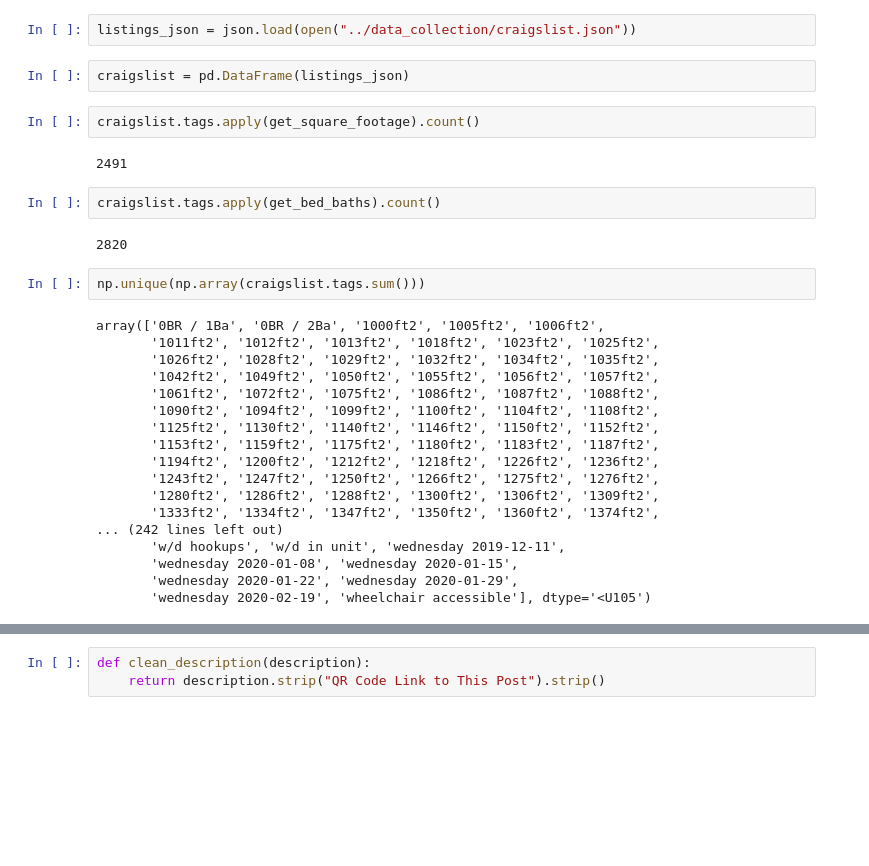
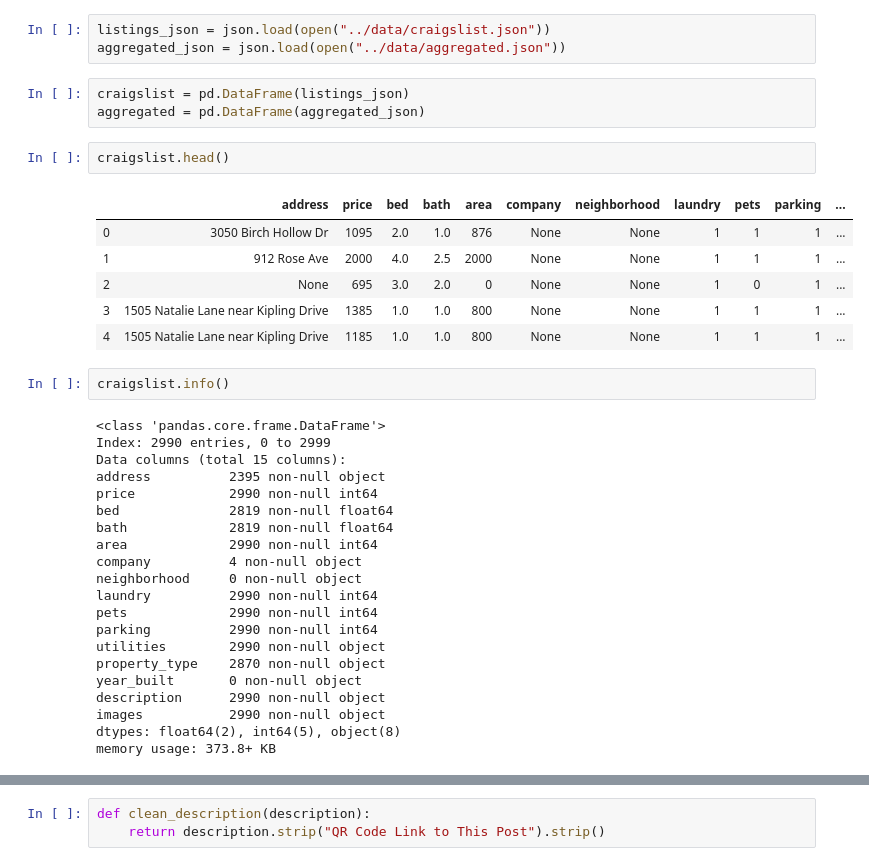
Before and after one commit to lilyzhai/housing-survey, a Jupyter notebook: notebooks/craigslist_info.ipynb, the cells around one changed output, grey strips where cells are left out. Saved outputs shown, nothing was run; the diff lists cells and outputs as text; blank space fills up the shorter version.

```diff
--- a/notebooks/craigslist_info.ipynb
+++ b/notebooks/craigslist_info.ipynb
@@ -7,32 +11,38 @@ import numpy as np
 # %%
-listings_json = json.load(open("../data_collection/craigslist.json"))
+listings_json = json.load(open("../data/craigslist.json"))
+aggregated_json = json.load(open("../data/aggregated.json"))
 # %%
 craigslist = pd.DataFrame(listings_json)
+aggregated = pd.DataFrame(aggregated_json)
-# %%
-craigslist.tags.apply(get_square_footage).count()
-# %% [output]
-2491
-# %%
-craigslist.tags.apply(get_bed_baths).count()
-# %% [output]
-2820
-# %%
-np.unique(np.array(craigslist.tags.sum()))
-# %% [output]
-array(['0BR / 1Ba', '0BR / 2Ba', '1000ft2', '1005ft2', '1006ft2',
-       '1011ft2', '1012ft2', '1013ft2', '1018ft2', '1023ft2', '1025ft2',
-       '1026ft2', '1028ft2', '1029ft2', '1032ft2', '1034ft2', '1035ft2',
-       '1042ft2', '1049ft2', '1050ft2', '1055ft2', '1056ft2', '1057ft2',
-       '1061ft2', '1072ft2', '1075ft2', '1086ft2', '1087ft2', '1088ft2',
-       '1090ft2', '1094ft2', '1099ft2', '1100ft2', '1104ft2', '1108ft2',
-       '1125ft2', '1130ft2', '1140ft2', '1146ft2', '1150ft2', '1152ft2',
-       '1153ft2', '1159ft2', '1175ft2', '1180ft2', '1183ft2', '1187ft2',
-       '1194ft2', '1200ft2', '1212ft2', '1218ft2', '1226ft2', '1236ft2',
-       '1243ft2', '1247ft2', '1250ft2', '1266ft2', '1275ft2', '1276ft2',
-       '1280ft2', '1286ft2', '1288ft2', '1300ft2', '1306ft2', '1309ft2',
-       '1333ft2', '1334ft2', '1347ft2', '1350ft2', '1360ft2', '1374ft2',
-... (242 lines left out)
-       'w/d hookups', 'w/d in unit', 'wednesday 2019-12-11',
-       'wednesday 2020-01-08', 'wednesday 2020-01-15',
-       'wednesday 2020-01-22', 'wednesday 2020-01-29',
-       'wednesday 2020-02-19', 'wheelchair accessible'], dtype='<U105')
+# %%
+craigslist.head()
+# %% [output]
+|  | address | price | bed | bath | area | company | neighborhood | laundry | pets | parking | ... |
+| 0 | 3050 Birch Hollow Dr | 1095 | 2.0 | 1.0 | 876 | None | None | 1 | 1 | 1 | ... |
+| 1 | 912 Rose Ave | 2000 | 4.0 | 2.5 | 2000 | None | None | 1 | 1 | 1 | ... |
+| 2 | None | 695 | 3.0 | 2.0 | 0 | None | None | 1 | 0 | 1 | ... |
+| 3 | 1505 Natalie Lane near Kipling Drive | 1385 | 1.0 | 1.0 | 800 | None | None | 1 | 1 | 1 | ... |
+| 4 | 1505 Natalie Lane near Kipling Drive | 1185 | 1.0 | 1.0 | 800 | None | None | 1 | 1 | 1 | ... |
+# %%
+craigslist.info()
+# %% [output]
+<class 'pandas.core.frame.DataFrame'>
+Index: 2990 entries, 0 to 2999
+Data columns (total 15 columns):
+address          2395 non-null object
+price            2990 non-null int64
+bed              2819 non-null float64
+bath             2819 non-null float64
+area             2990 non-null int64
+company          4 non-null object
+neighborhood     0 non-null object
+laundry          2990 non-null int64
+pets             2990 non-null int64
+parking          2990 non-null int64
+utilities        2990 non-null object
+property_type    2870 non-null object
+year_built       0 non-null object
+description      2990 non-null object
+images           2990 non-null object
+dtypes: float64(2), int64(5), object(8)
+memory usage: 373.8+ KB
```
Also changed, not shown: parts of 16 cells of this notebook, 17 other files.
